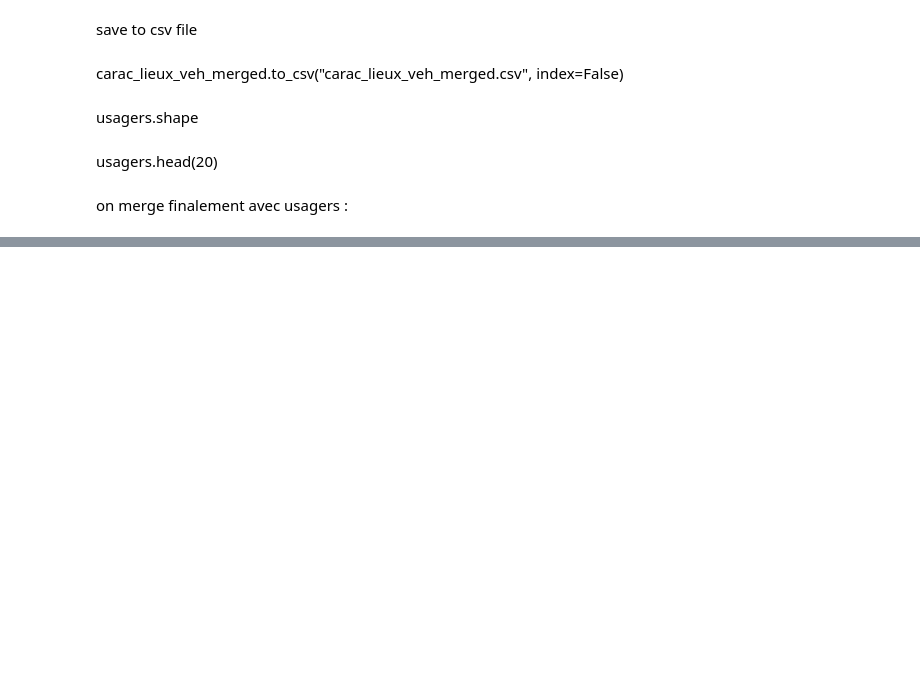
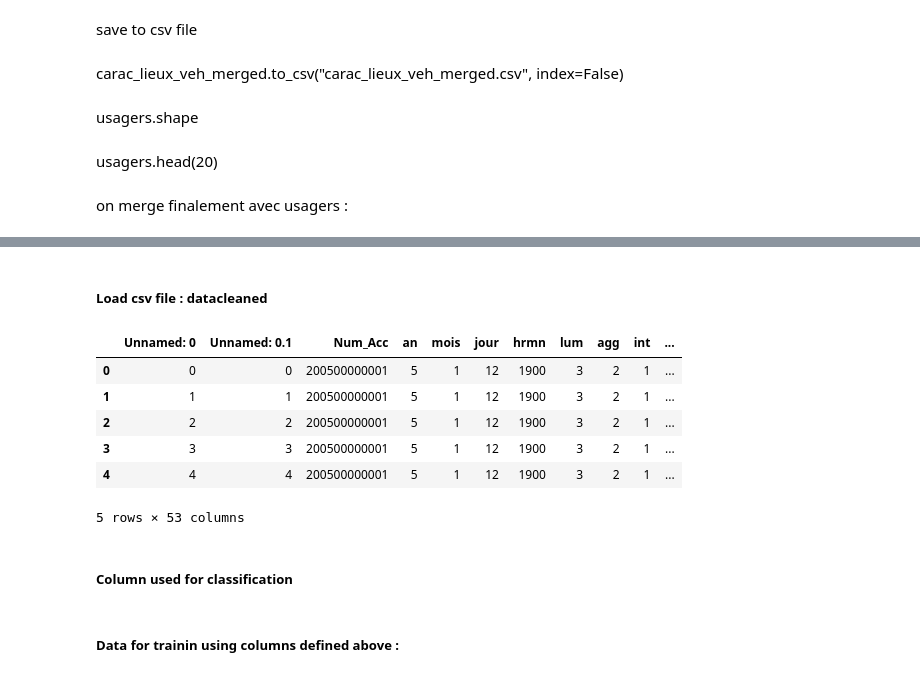
Before and after one commit to Louriz/Big_data_IMT, a Jupyter notebook: accidents-projet.ipynb, the cells around one changed output, grey strips where cells are left out. Drawn from its saved outputs; the diff is of its cells as text; code cells hidden in the pictures; blank space fills up the shorter version.

Commit message:
data to start with

```diff
--- a/accidents-projet.ipynb
+++ b/accidents-projet.ipynb
@@ -1335,0 +1499,17 @@ on merge finalement avec usagers :
+# %% [markdown]
+##### Load csv file : datacleaned
+# %%
+import pandas as pd
+df=pd.read_csv('data_cleaned.csv',encoding='latin-1')
+# %%
+df.head()
+# %% [output]
+|  | Unnamed: 0 | Unnamed: 0.1 | Num_Acc | an | mois | jour | hrmn | lum | agg | int | ... |
+| 0 | 0 | 0 | 200500000001 | 5 | 1 | 12 | 1900 | 3 | 2 | 1 | ... |
+| 1 | 1 | 1 | 200500000001 | 5 | 1 | 12 | 1900 | 3 | 2 | 1 | ... |
+| 2 | 2 | 2 | 200500000001 | 5 | 1 | 12 | 1900 | 3 | 2 | 1 | ... |
+| 3 | 3 | 3 | 200500000001 | 5 | 1 | 12 | 1900 | 3 | 2 | 1 | ... |
+| 4 | 4 | 4 | 200500000001 | 5 | 1 | 12 | 1900 | 3 | 2 | 1 | ... |
+5 rows × 53 columns
+# %% [markdown]
+##### Column used for classification
@@ -1335,0 +1521,2 @@ on merge finalement avec usagers :
+# %% [markdown]
+##### Data for trainin using columns defined above :
```
Also changed, not shown: parts of 87 cells of this notebook.
